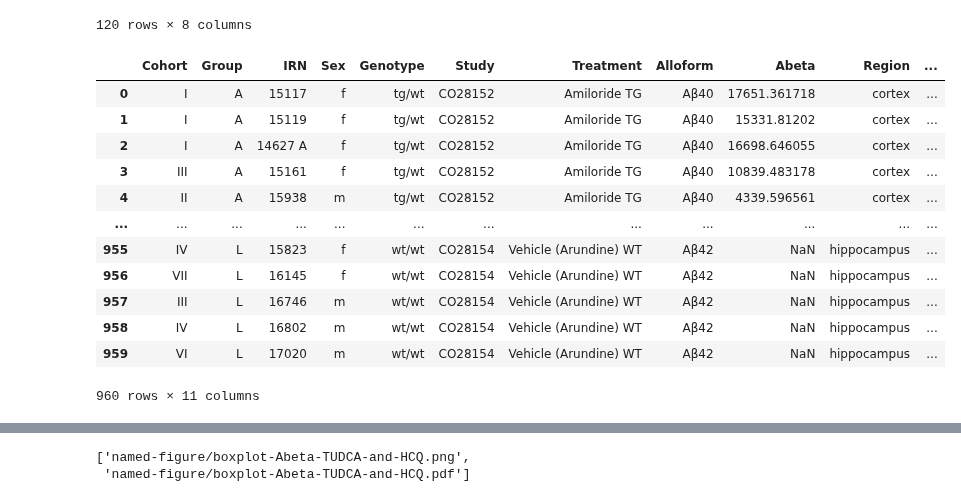
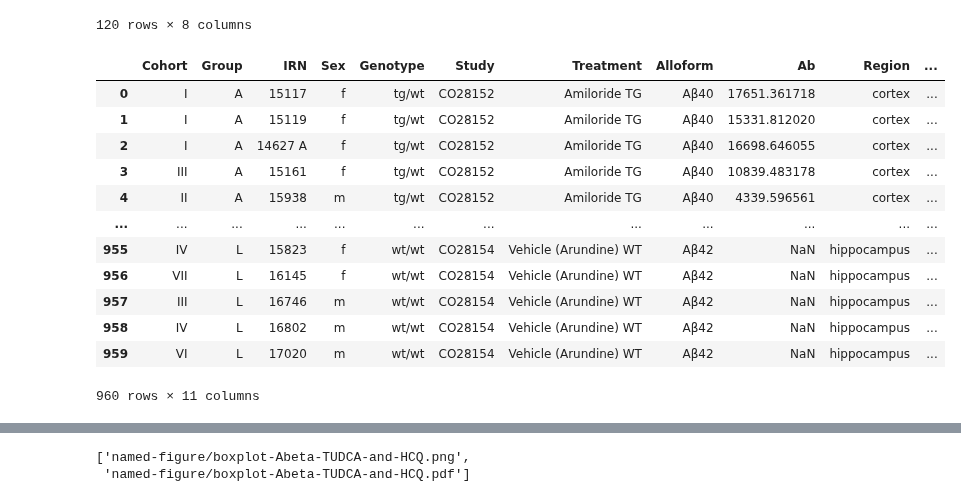
Before and after one commit to attilagk/CTNS-notebook, a Jupyter notebook: 2024-08-08-biochemistry/2024-08-08-biochemistry.ipynb, the cells around one changed output, grey strips where cells are left out. Saved outputs shown, nothing was run; the diff lists cells and outputs as text; code cells hidden in the pictures.

```diff
--- a/2024-08-08-biochemistry/2024-08-08-biochemistry.ipynb
+++ b/2024-08-08-biochemistry/2024-08-08-biochemistry.ipynb
@@ -70,21 +72,23 @@ Abeta
 # %%
 def extract_subset(region_fraction='CX FA', Abeta=Abeta):
     df = Abeta.xs(region_fraction, level=0, axis=1)
     df0 = df.index.to_frame()
     dff = pd.concat([df0, df], axis=1)
-    val = dff.melt(id_vars=df0.columns, var_name='Alloform', value_name='Abeta')
+    val = dff.melt(id_vars=df0.columns, var_name='Alloform', value_name='Ab')
+    val['Ab'] = val.Ab.astype(np.float64)
     region, fraction = region_fraction.split(' ')
     val['Region'] = {'CX': 'cortex', 'HC': 'hippocampus'}[region]
     val['Fraction'] = fraction
     return(val)
 
 Abeta_long = pd.concat([extract_subset(rf) for rf in Abeta.columns.to_frame().iloc[:, 0].unique()], axis=0)
 Abeta_long = pd.DataFrame(Abeta_long.to_numpy(), columns=Abeta_long.columns)
+Abeta_long['Ab'] = Abeta_long.Ab.astype(np.float64)
 Abeta_long
 # %% [output]
-|  | Cohort | Group | IRN | Sex | Genotype | Study | Treatment | Alloform | Abeta | Region | ... |
+|  | Cohort | Group | IRN | Sex | Genotype | Study | Treatment | Alloform | Ab | Region | ... |
 | 0 | I | A | 15117 | f | tg/wt | CO28152 | Amiloride TG | Aβ40 | 17651.361718 | cortex | ... |
-| 1 | I | A | 15119 | f | tg/wt | CO28152 | Amiloride TG | Aβ40 | 15331.81202 | cortex | ... |
+| 1 | I | A | 15119 | f | tg/wt | CO28152 | Amiloride TG | Aβ40 | 15331.812020 | cortex | ... |
 | 2 | I | A | 14627 A | f | tg/wt | CO28152 | Amiloride TG | Aβ40 | 16698.646055 | cortex | ... |
 | 3 | III | A | 15161 | f | tg/wt | CO28152 | Amiloride TG | Aβ40 | 10839.483178 | cortex | ... |
 | 4 | II | A | 15938 | m | tg/wt | CO28152 | Amiloride TG | Aβ40 | 4339.596561 | cortex | ... |
```
Also changed, not shown: parts of 6 cells of this notebook.
